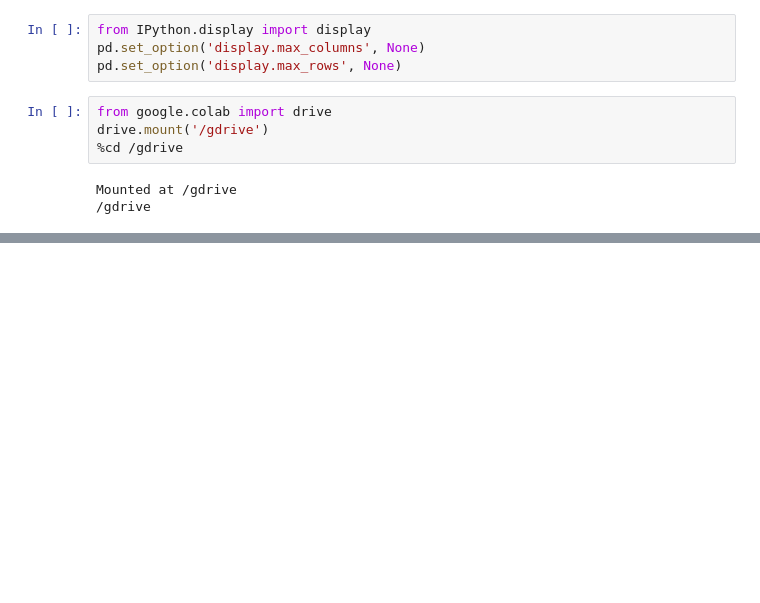
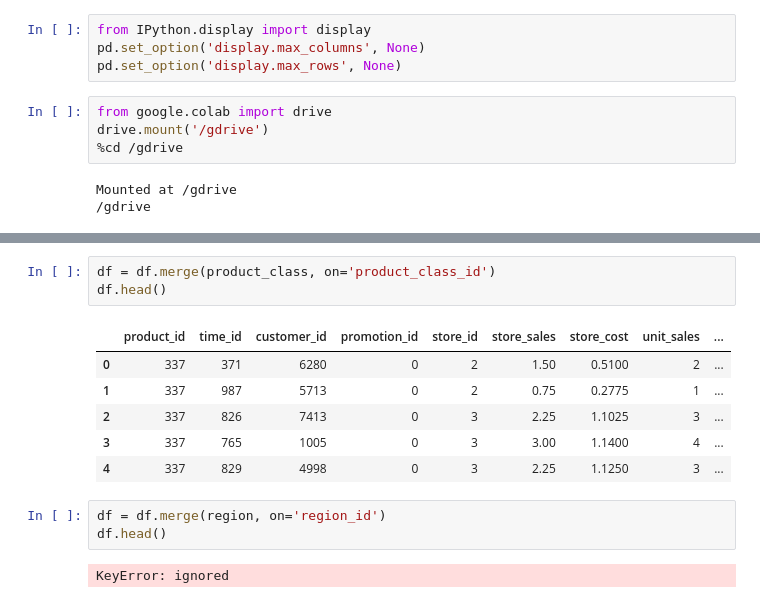
Before and after one commit to dewaalaw/dsprojects, a Jupyter notebook: market-basket-analysis/src/mba-data-analysis.ipynb, the cells around one changed output, grey strips where cells are left out. Saved outputs shown, nothing was run; the diff lists cells and outputs as text; blank space fills up the shorter version.

```diff
--- a/market-basket-analysis/src/mba-data-analysis.ipynb
+++ b/market-basket-analysis/src/mba-data-analysis.ipynb
@@ -48,0 +92,15 @@ time_by_day.head()
+# %%
+df = df.merge(product_class, on='product_class_id')
+df.head()
+# %% [output]
+|  | product_id | time_id | customer_id | promotion_id | store_id | store_sales | store_cost | unit_sales | ... |
+| 0 | 337 | 371 | 6280 | 0 | 2 | 1.50 | 0.5100 | 2 | ... |
+| 1 | 337 | 987 | 5713 | 0 | 2 | 0.75 | 0.2775 | 1 | ... |
+| 2 | 337 | 826 | 7413 | 0 | 3 | 2.25 | 1.1025 | 3 | ... |
+| 3 | 337 | 765 | 1005 | 0 | 3 | 3.00 | 1.1400 | 4 | ... |
+| 4 | 337 | 829 | 4998 | 0 | 3 | 2.25 | 1.1250 | 3 | ... |
+# %%
+df = df.merge(region, on='region_id')
+df.head()
+# %% [output]
+KeyError: ignored
```
Also changed, not shown: parts of 10 cells of this notebook.
